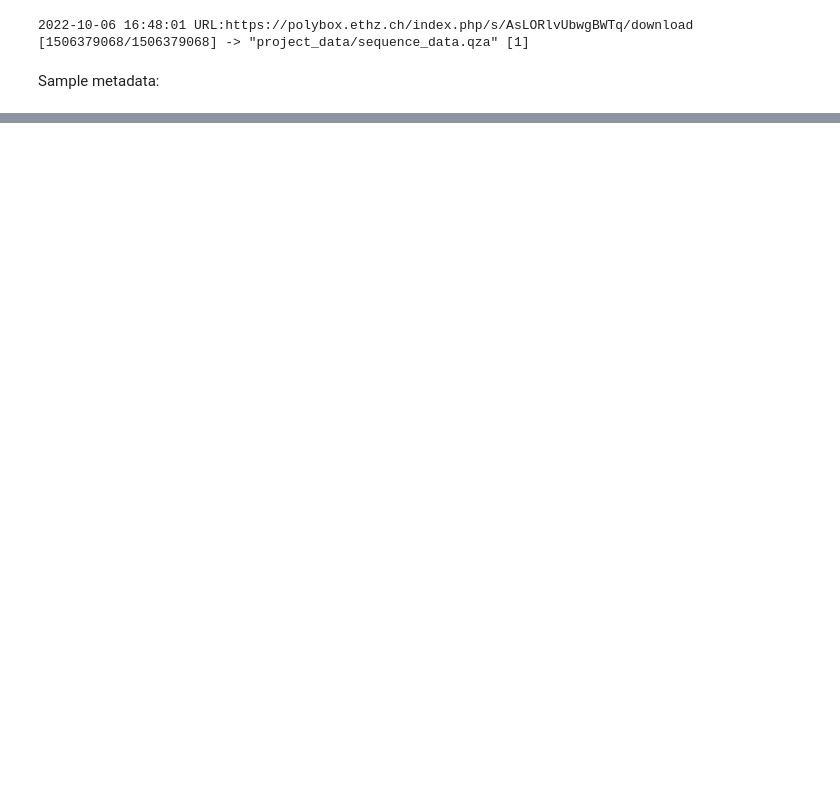
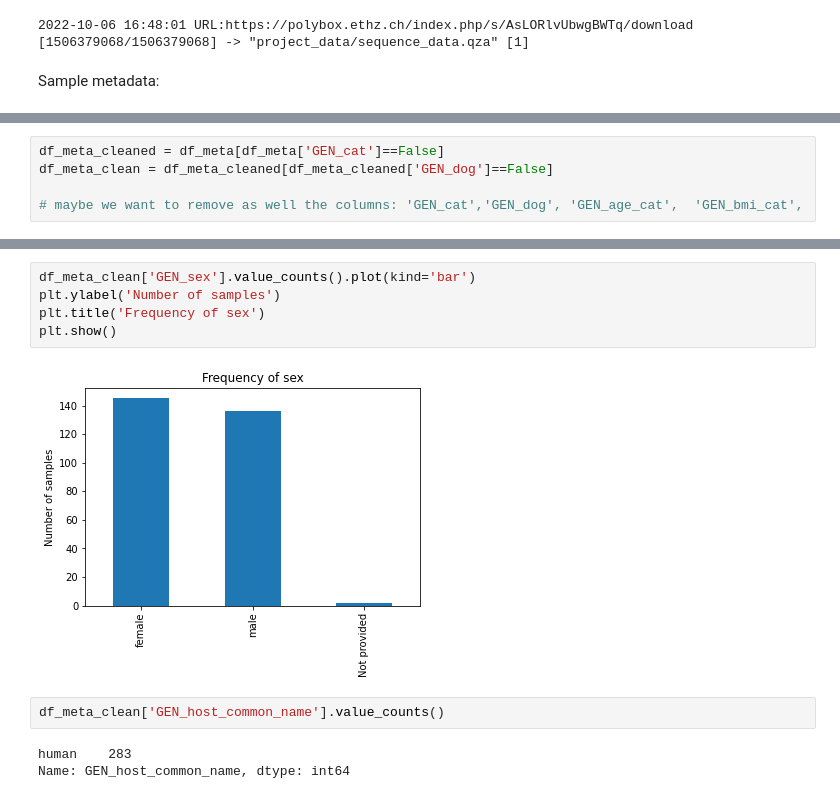
Before and after one commit to dhasanova99/HealthyFood, a Jupyter notebook: JupyterDocs/FirstLook.ipynb, the cells around one changed output, grey strips where cells are left out. Drawn from its saved outputs; the diff is of its cells as text; blank space fills up the shorter version.

```diff
--- a/JupyterDocs/FirstLook.ipynb
+++ b/JupyterDocs/FirstLook.ipynb
@@ -37,0 +116,5 @@ Sample metadata:
+# %%
+df_meta_cleaned = df_meta[df_meta['GEN_cat']==False]
+df_meta_clean = df_meta_cleaned[df_meta_cleaned['GEN_dog']==False]
+
+# maybe we want to remove as well the columns: 'GEN_cat','GEN_dog', 'GEN_age_cat',  'GEN_bmi_cat',
@@ -37,0 +150,12 @@ Sample metadata:
+# %%
+df_meta_clean['GEN_sex'].value_counts().plot(kind='bar')
+plt.ylabel('Number of samples')
+plt.title('Frequency of sex')
+plt.show()
+# %% [output]
+[figure, added]
+# %%
+df_meta_clean['GEN_host_common_name'].value_counts()
+# %% [output]
+human    283
+Name: GEN_host_common_name, dtype: int64
```
Also changed, not shown: parts of 20 cells of this notebook.
